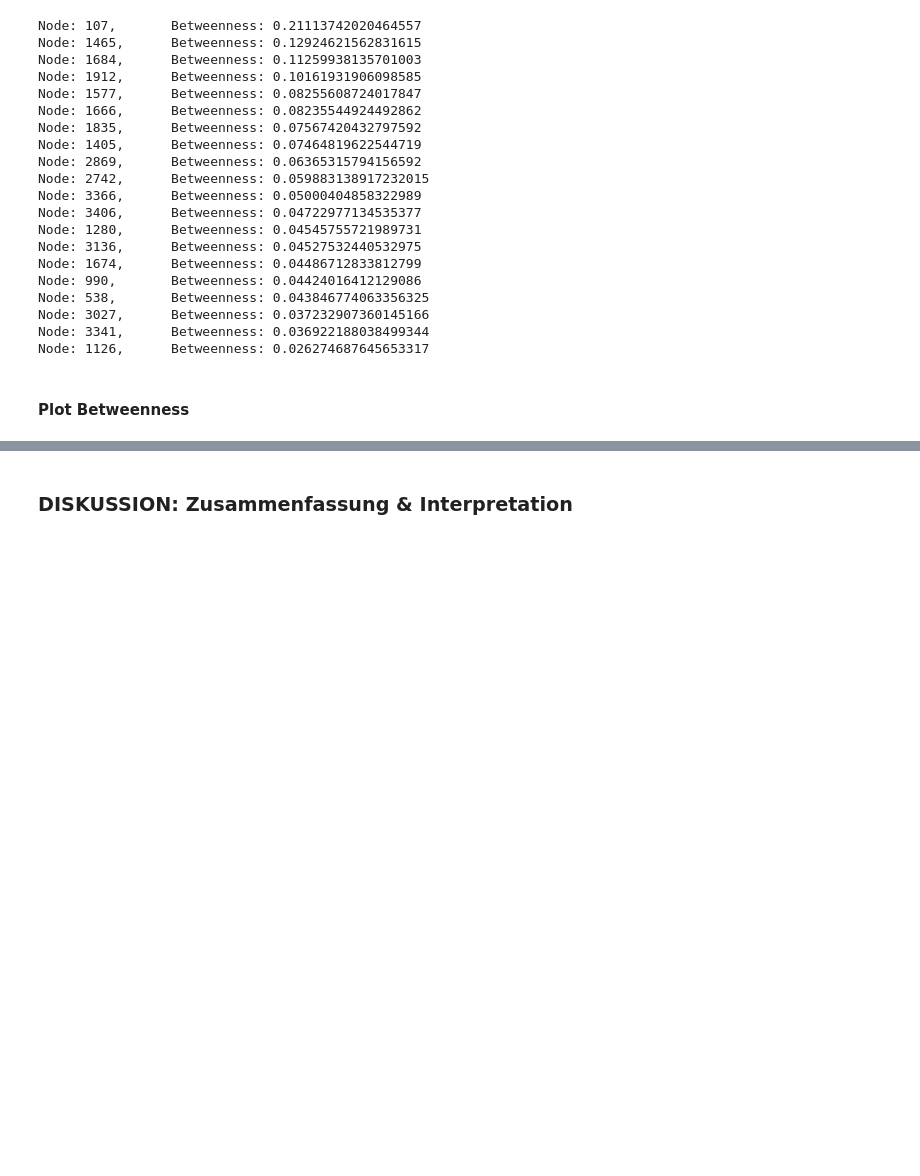
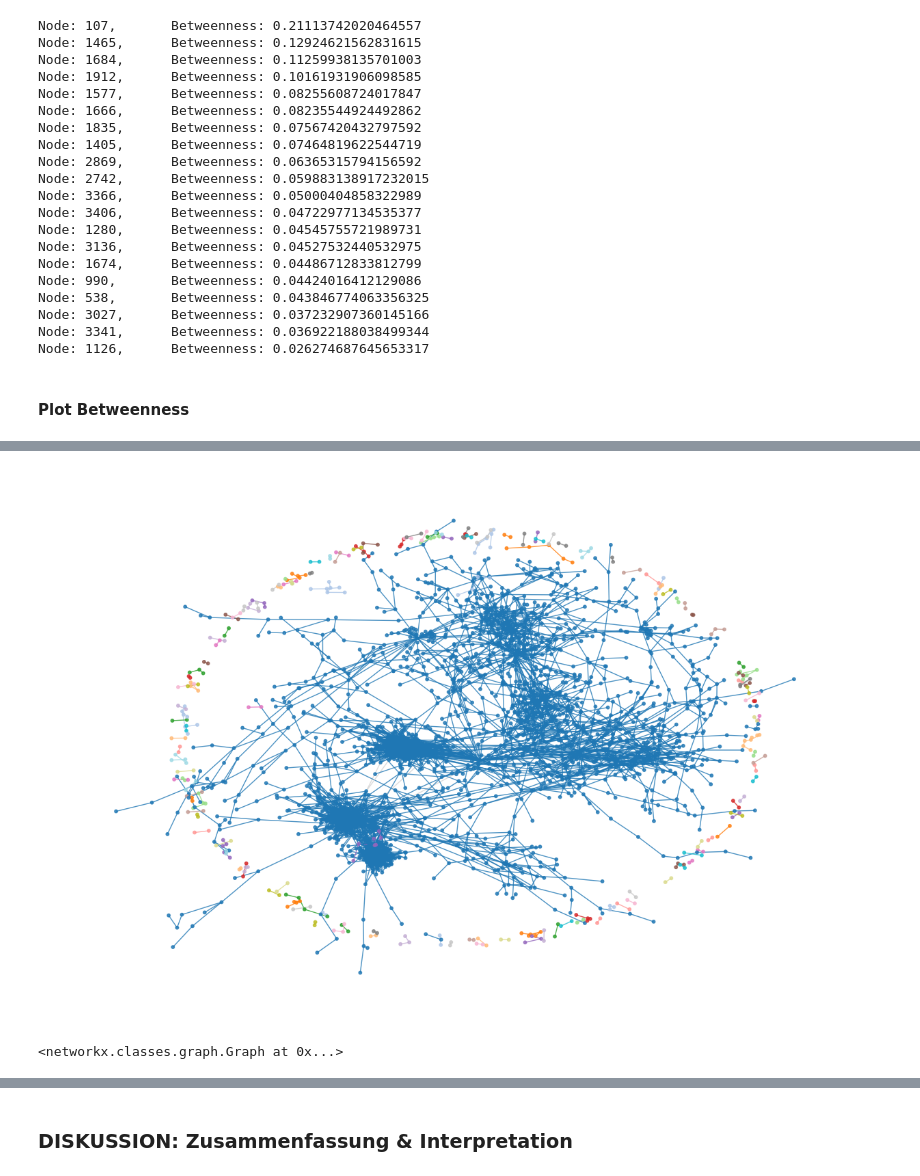
Before and after one commit to thodotpro/ws25_network, a Jupyter notebook: 25W-NWS-Aufgabenstellung.ipynb, the cells around one changed output, grey strips where cells are left out. Saved outputs shown, nothing was run; the diff lists cells and outputs as text; code cells hidden in the pictures; blank space fills up the shorter version.

```diff
--- a/25W-NWS-Aufgabenstellung.ipynb
+++ b/25W-NWS-Aufgabenstellung.ipynb
@@ -272,0 +290,51 @@ plt.show()
+# %%
+# Recreate communities generator since it was already consumed
+communities_gen = community.girvan_newman(G)
+
+# 1. Get the first level of community division
+communities_list = next(communities_gen)
+
+# 2. Create a mapping of node -> community index
+node_community_map = {}
+for i, comm in enumerate(communities_list):
+    for node in comm:
+        node_community_map[node] = i
+
+# 3. Define colors for communities (using a colormap)
+cmap = plt.cm.get_cmap('tab20', len(communities_list))
+
+# 4. Determine edge colors
+edge_colors = []
+for u, v in G.edges():
+    # If both nodes are in the same community, use that community's color
+    if node_community_map.get(u) == node_community_map.get(v):
+        comm_id = node_community_map[u]
+        edge_colors.append(cmap(comm_id))
+    else:
+        # Edge between different communities -> Gray
+        edge_colors.append("lightgray")
+
+# 5. Determine node colors (optional, to match edges)
+node_colors = [cmap(node_community_map.get(node)) for node in G.nodes()]
+
+# 6. Plot
+plt.figure(figsize=(12, 8))
+nx.draw_spring(G,
+               node_color=node_colors,
+               edge_color=edge_colors,
+               node_size=10,
+               with_labels=False,
+               alpha=0.8)
+plt.show()
+# %% [output]
+[figure, added]
+# %%
+# Teilgraph
+# Cliques von 107
+
+H = G.copy()
+
+H_sub = nx.make_max_clique_graph(H)
+H_sub
+# %% [output]
+<networkx.classes.graph.Graph at 0x...>
```
Also changed, not shown: parts of 18 cells of this notebook, 2 other files.
